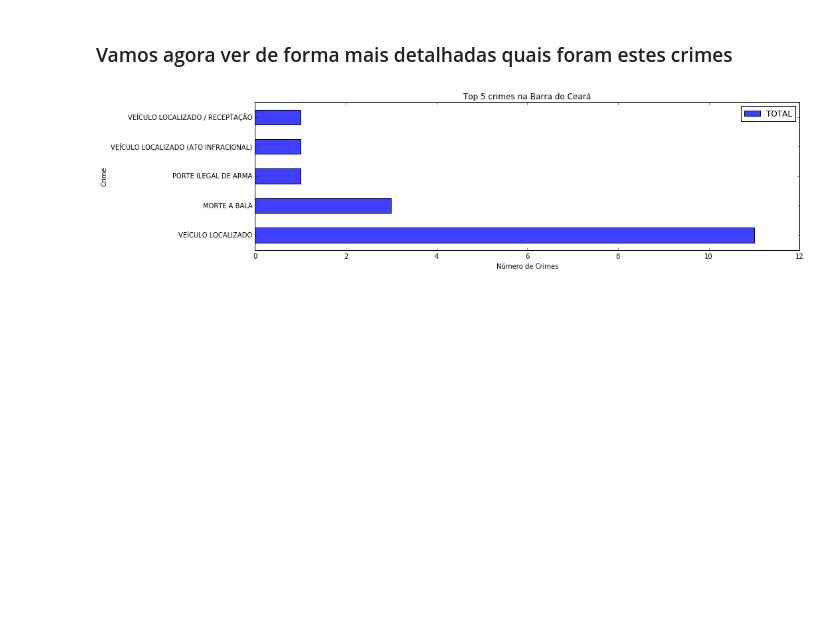
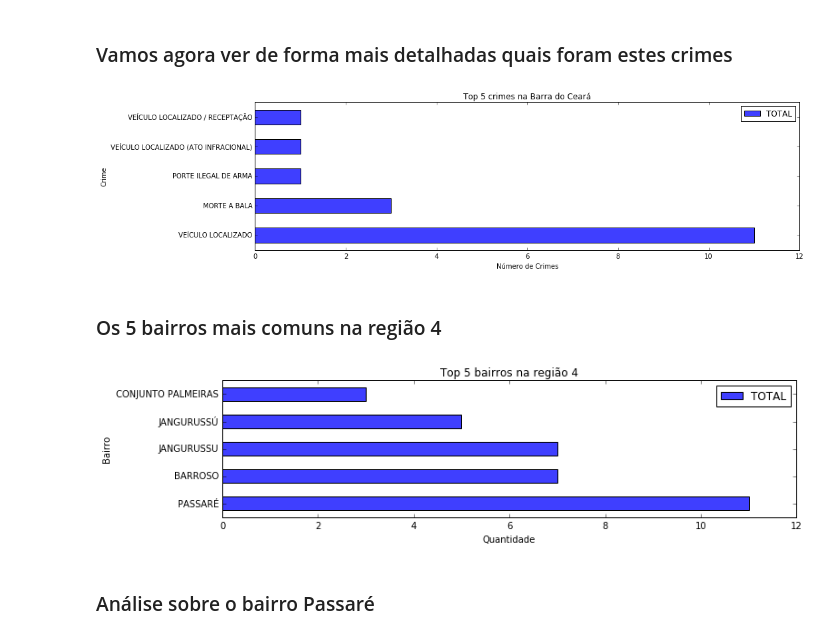
Before and after one commit to netodeolino/TCC, a Jupyter notebook: TCC 02/Resultados/Maio/Maio.ipynb, the cells around one changed output. Cells and saved outputs as stored; diff of their text form; code cells hidden in the pictures; blank space fills up the shorter version.

```diff
--- a/TCC 02/Resultados/Maio/Maio.ipynb
+++ b/TCC 02/Resultados/Maio/Maio.ipynb
@@ -230,3 +230,25 @@ ax.xaxis.set_major_formatter(ticker.StrMethodFormatter('{x:,.0f}'))
 plt.show()
 # %% [output]
 [figure]
+# %% [markdown]
+### Os 5 bairros mais comuns na região 4
+# %%
+crime_types_bairro = regiao_4_detalhe[['BAIRRO']]
+crime_type_total_bairro = crime_types_bairro.groupby('BAIRRO').size()
+crime_type_counts_bairro = regiao_4_detalhe[['BAIRRO']].groupby('BAIRRO').sum()
+crime_type_counts_bairro['TOTAL'] = crime_type_total_bairro
+all_crime_types_bairro = crime_type_counts_bairro.sort_values(by='TOTAL', ascending=False)
+# %%
+crimes_top_5_bairro = all_crime_types_bairro.head(5)
+crimes_top_5_bairro.plot(kind='barh', figsize=(11,3), color='#3f3fff')
+plt.title('Top 5 bairros na região 4')
+plt.xlabel('Quantidade')
+plt.ylabel('Bairro')
+plt.tight_layout()
+ax = plt.gca()
+ax.xaxis.set_major_formatter(ticker.StrMethodFormatter('{x:,.0f}'))
+plt.show()
+# %% [output]
+[figure, added]
+# %% [markdown]
+### Análise sobre o bairro Passaré
```
Also changed, not shown: parts of 2 cells of this notebook, 5 other files.
